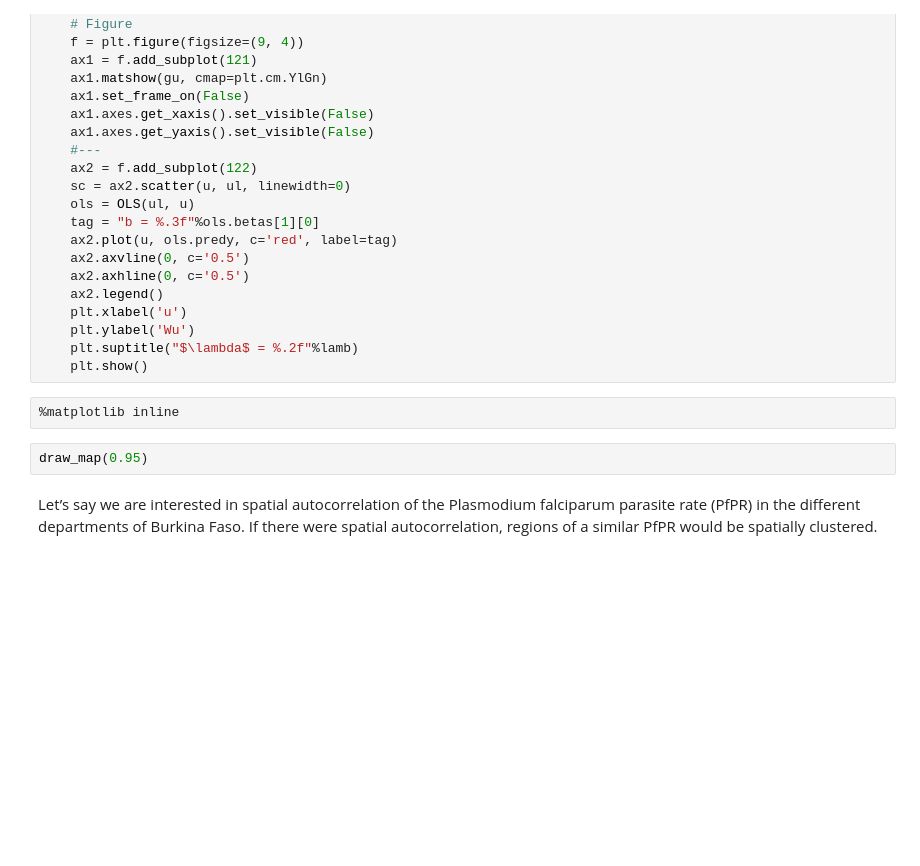
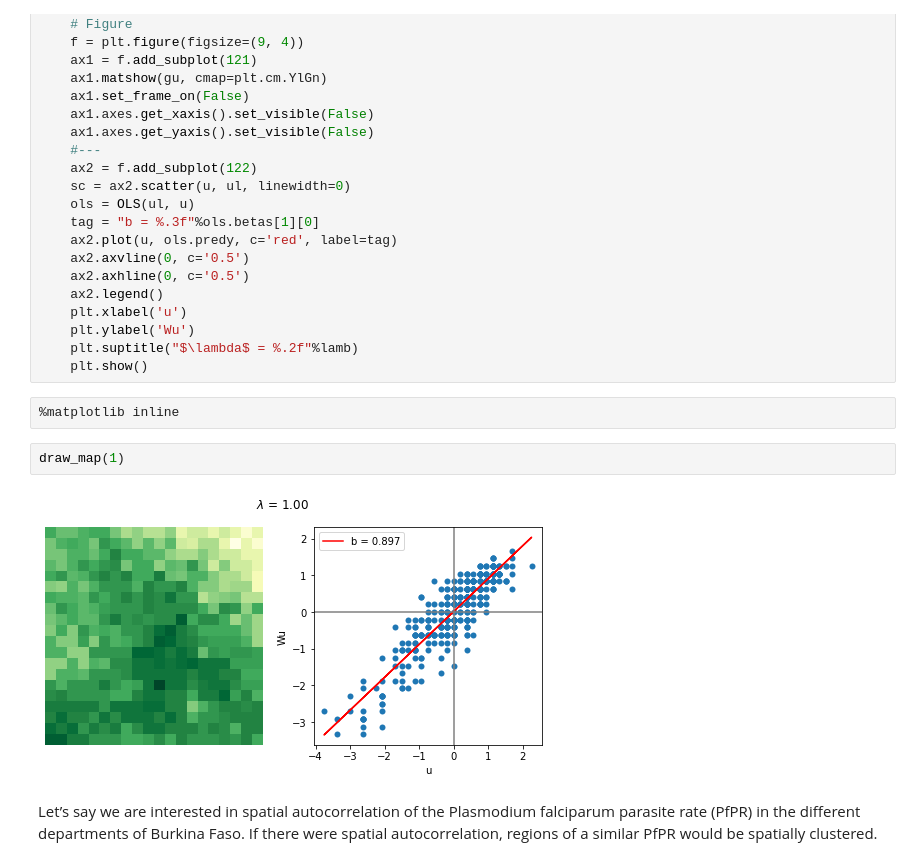
Before and after one commit to makangd/python, a Jupyter notebook: 05_Autocorrelation.ipynb, the cells around one changed output. Saved outputs shown, nothing was run; the diff lists cells and outputs as text; blank space fills up the shorter version.

```diff
--- a/05_Autocorrelation.ipynb
+++ b/05_Autocorrelation.ipynb
@@ -60,8 +60,10 @@ def draw_map(lamb):
     plt.show()
 # %%
 %matplotlib inline
-# %%
-draw_map(0.95)
+# %%
+draw_map(1)
+# %% [output]
+[figure, added]
 # %% [markdown]
 Let’s say we are interested in spatial autocorrelation of the Plasmodium falciparum parasite rate (PfPR)  in the different departments of Burkina Faso. If there were spatial autocorrelation, regions of a similar PfPR would be spatially clustered.
 # %%
```
Also changed, not shown: parts of 30 cells of this notebook, 7 other files.
